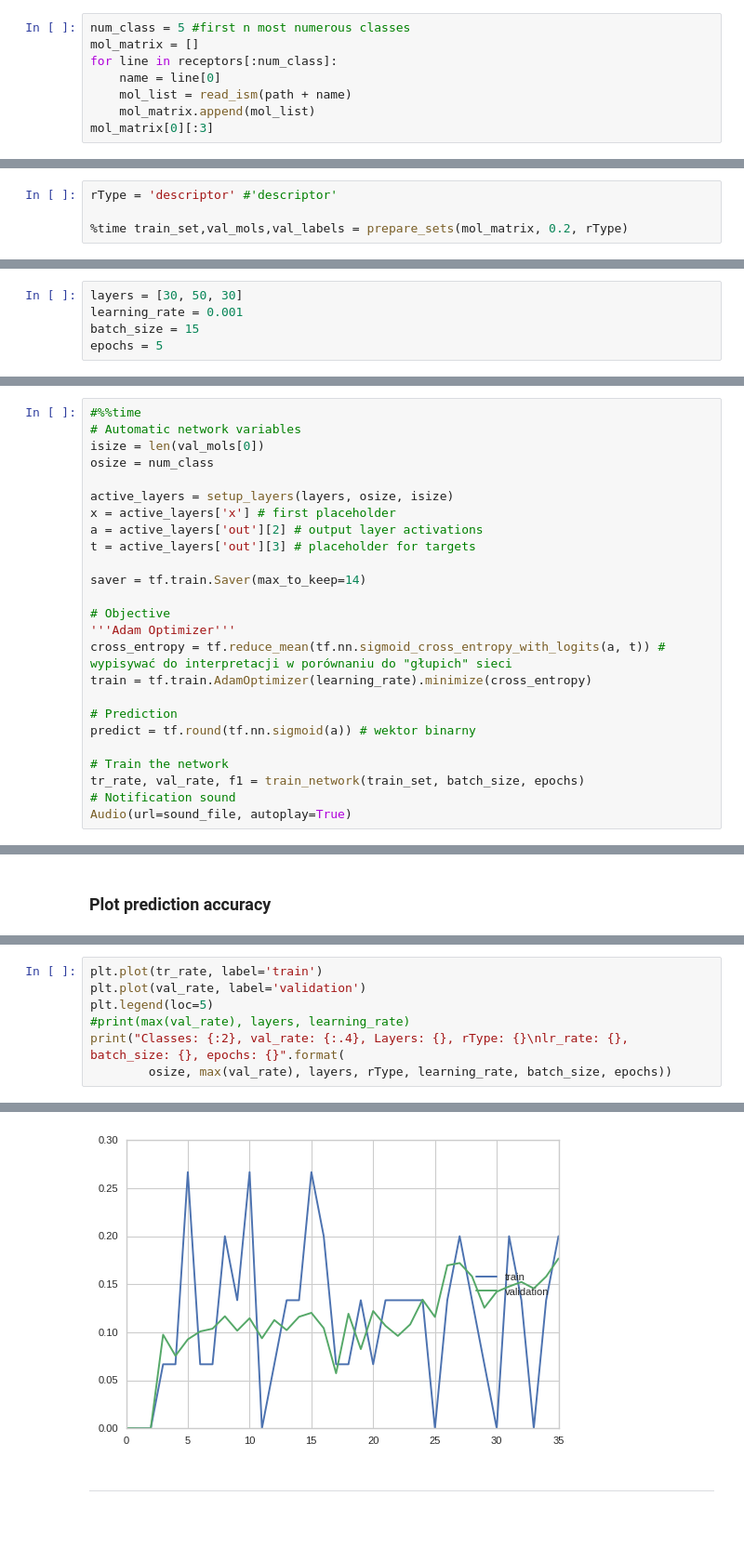
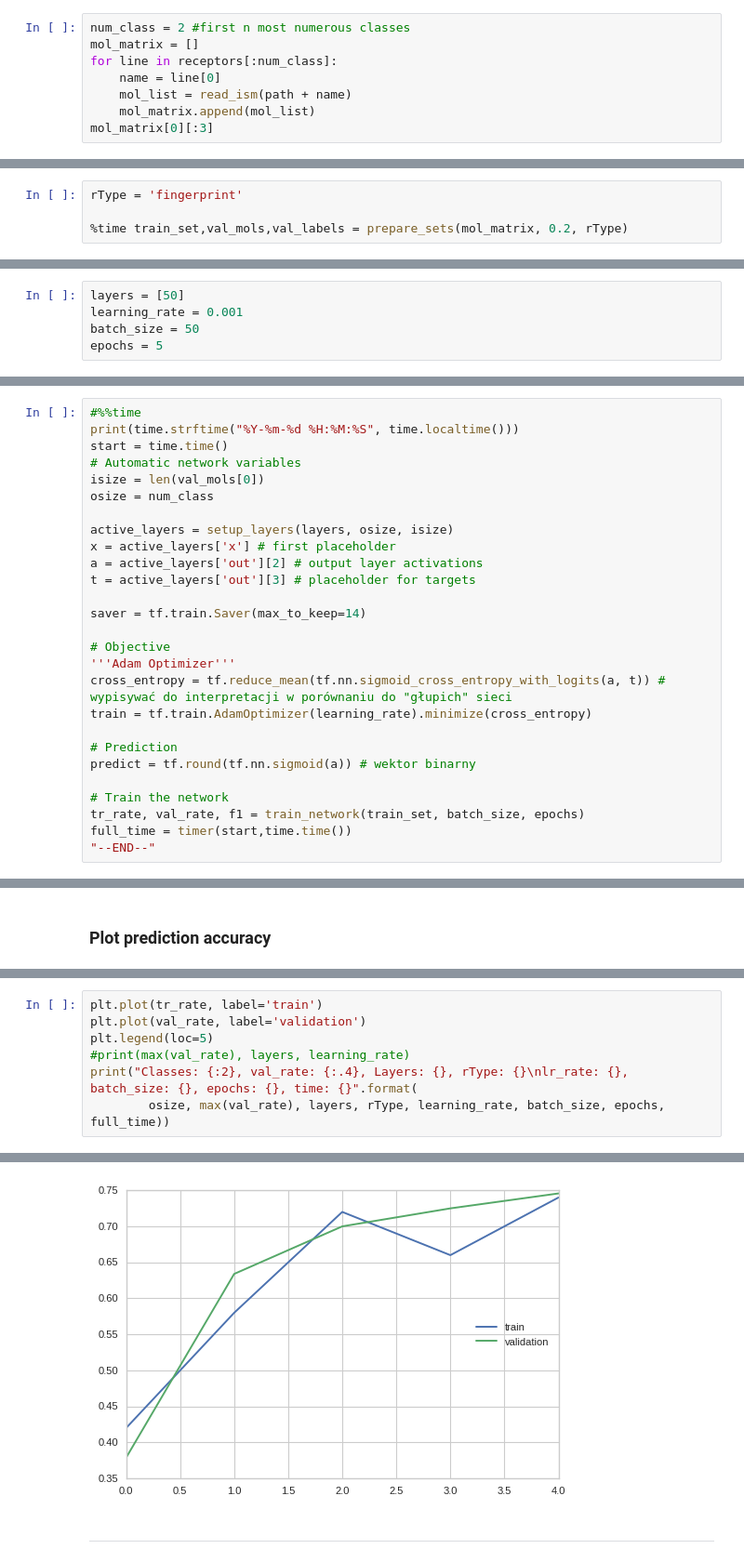
Before and after one commit to Xidron/qSAR-net, a Jupyter notebook: network.ipynb, the cells around one changed output, grey strips where cells are left out. Shown: that part at 93% size. Drawn from its saved outputs; the diff is of its cells as text; blank space fills up the shorter version.

```diff
--- a/network.ipynb
+++ b/network.ipynb
@@ -248,7 +277,7 @@ def train_network(data, batch_size, epochs):
 # %% [markdown]
 ### Prepare data
 # %%
-num_class = 5 #first n most numerous classes
+num_class = 2 #first n most numerous classes
 mol_matrix = []
 for line in receptors[:num_class]:
     name = line[0]
@@ -262,7 +291,7 @@ mol_matrix[0][:3]
 # %% [markdown]
 ### Type of representation:
 # %%
-rType = 'descriptor' #'descriptor'
+rType = 'fingerprint'
 
 %time train_set,val_mols,val_labels = prepare_sets(mol_matrix, 0.2, rType)
 # %% [output]
@@ -271,9 +300,9 @@ Wall time: 23.6 s
 # %% [markdown]
 ###  User-defined network variables:
 # %%
-layers = [30, 50, 30]
+layers = [50]
 learning_rate = 0.001
-batch_size = 15
+batch_size = 50
 epochs = 5
 # %% [markdown]
 ### Create and train the network
@@ -283,5 +309,7 @@ sound_file = 'beep-06.wav'
 # %%
 #%%time
+print(time.strftime("%Y-%m-%d %H:%M:%S", time.localtime()))
+start = time.time()
 # Automatic network variables
 isize = len(val_mols[0])
 osize = num_class
@@ -303,6 +331,6 @@ predict = tf.round(tf.nn.sigmoid(a)) # wektor binarny
 
 # Train the network
 tr_rate, val_rate, f1 = train_network(train_set, batch_size, epochs)
-# Notification sound
-Audio(url=sound_file, autoplay=True)
+full_time = timer(start,time.time())
+"--END--"
 # %% [output]
@@ -348,6 +360,6 @@ plt.plot(tr_rate, label='train')
 plt.plot(val_rate, label='validation')
 plt.legend(loc=5)
 #print(max(val_rate), layers, learning_rate)
-print("Classes: {:2}, val_rate: {:.4}, Layers: {}, rType: {}\nlr_rate: {}, batch_size: {}, epochs: {}".format(
-        osize, max(val_rate), layers, rType, learning_rate, batch_size, epochs))
+print("Classes: {:2}, val_rate: {:.4}, Layers: {}, rType: {}\nlr_rate: {}, batch_size: {}, epochs: {}, time: {}".format(
+        osize, max(val_rate), layers, rType, learning_rate, batch_size, epochs, full_time))
 # %% [output]
@@ -356,4 +368,4 @@ lr_rate: 0.001, batch_size: 15, epochs: 5
-[figure, old version]
+[figure, new version]
 # %% [markdown]
 ---
 # %% [markdown]
```
Also changed, not shown: parts of 16 cells of this notebook.
